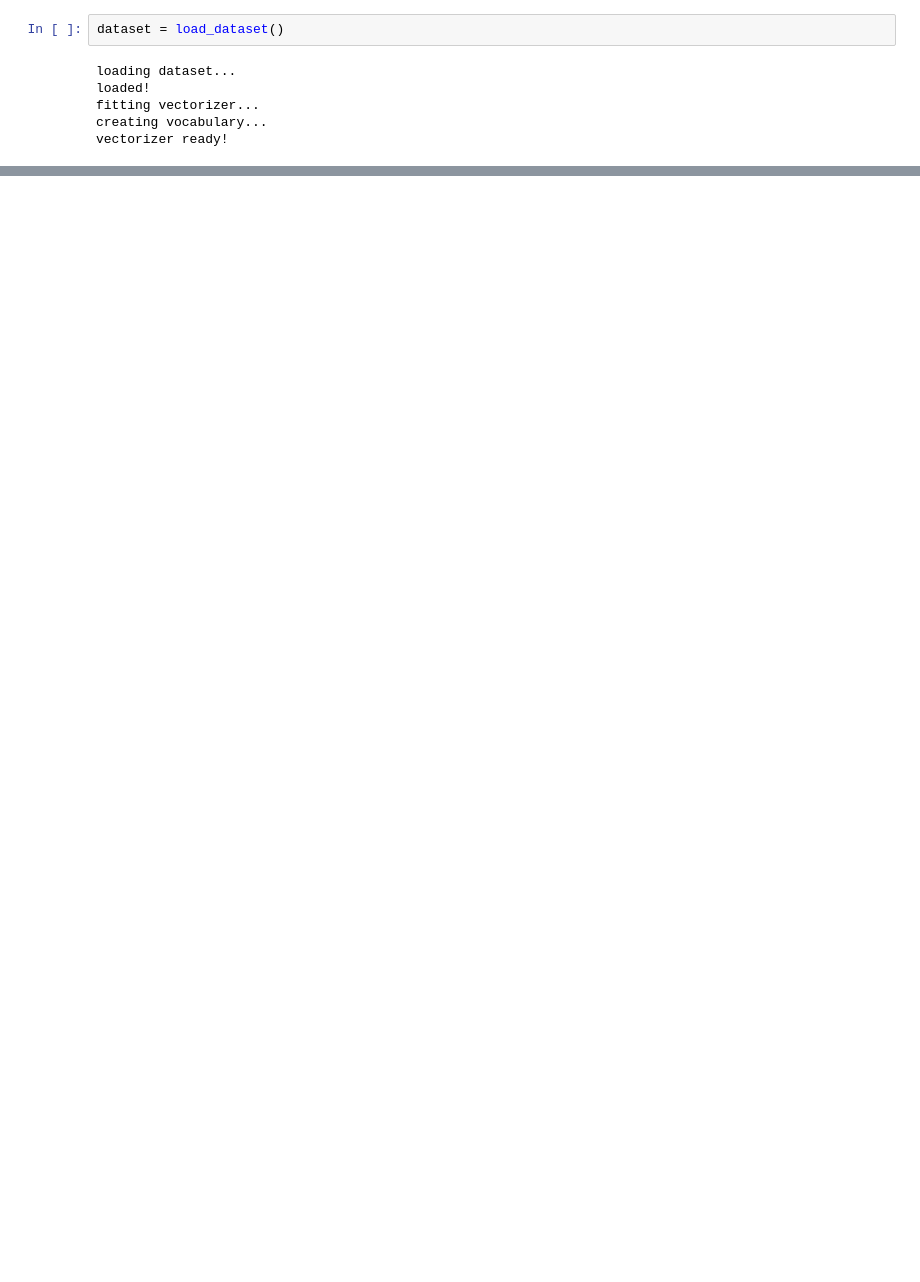
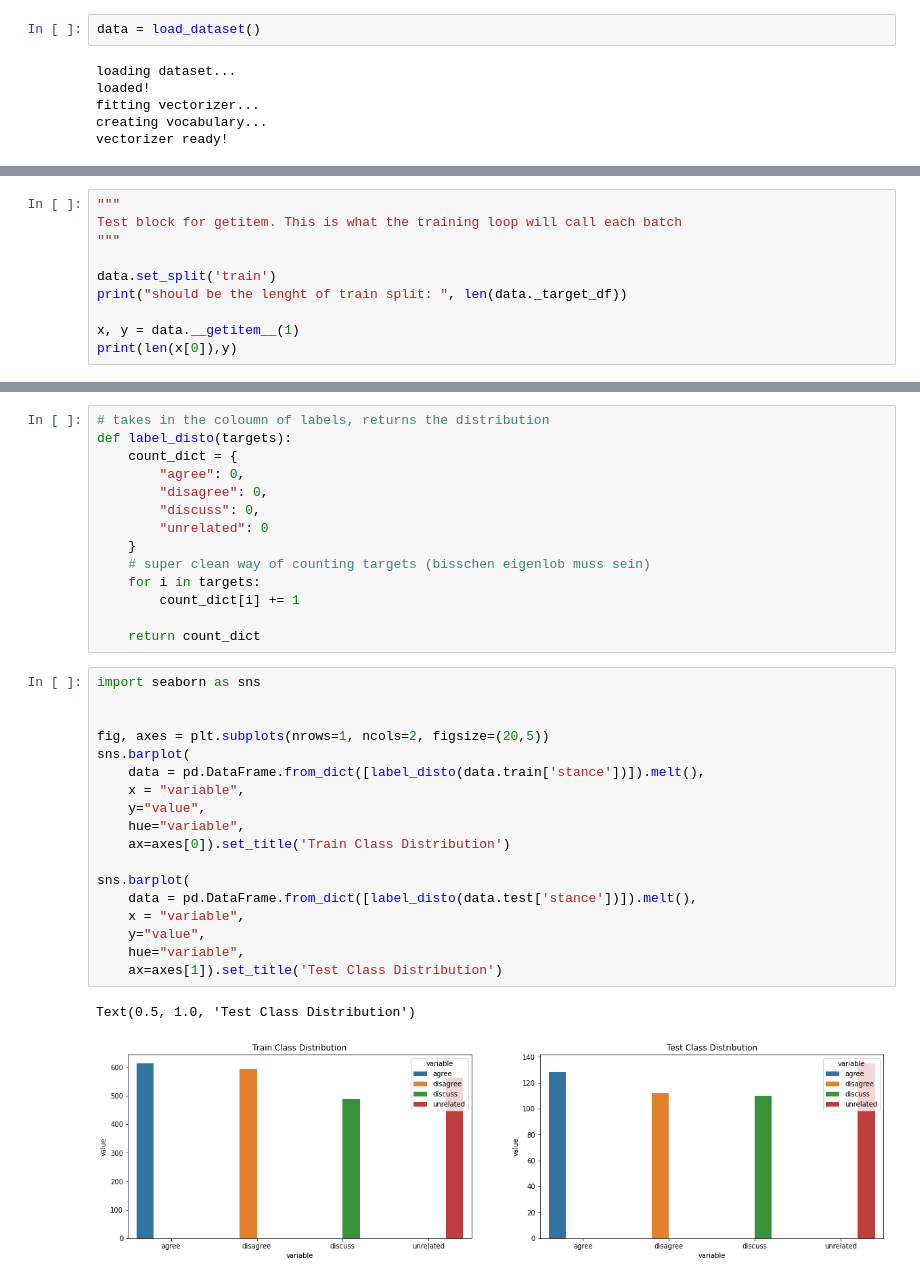
Before and after one commit to unreally-ai/notebooks, a Jupyter notebook: Step2-MLP/custom_dataloader.ipynb, the cells around one changed output, grey strips where cells are left out. Drawn from its saved outputs; the diff is of its cells as text; blank space fills up the shorter version.

```diff
--- a/Step2-MLP/custom_dataloader.ipynb
+++ b/Step2-MLP/custom_dataloader.ipynb
@@ -180,7 +205,7 @@ def load_dataset():
     dataset = StanceDataset(df)
     return dataset
 # %%
-dataset = load_dataset()
+data = load_dataset()
 # %% [output]
 loading dataset...
 loaded!
@@ -200,0 +215,10 @@ tensor([[0., 0., 0.,  ..., 0., 0., 0.]], dtype=torch.float64)
+# %%
+"""
+Test block for getitem. This is what the training loop will call each batch
+"""
+
+data.set_split('train')
+print("should be the lenght of train split: ", len(data._target_df))
+
+x, y = data.__getitem__(1)
+print(len(x[0]),y)
@@ -200,0 +231,35 @@ tensor([[0., 0., 0.,  ..., 0., 0., 0.]], dtype=torch.float64)
+# %%
+# takes in the coloumn of labels, returns the distribution
+def label_disto(targets):
+    count_dict = {
+        "agree": 0,
+        "disagree": 0,
+        "discuss": 0,
+        "unrelated": 0
+    }
+    # super clean way of counting targets (bisschen eigenlob muss sein)
+    for i in targets:
+        count_dict[i] += 1
+
+    return count_dict
+# %%
+import seaborn as sns
+
+
+fig, axes = plt.subplots(nrows=1, ncols=2, figsize=(20,5))
+sns.barplot(
+    data = pd.DataFrame.from_dict([label_disto(data.train['stance'])]).melt(),
+    x = "variable",
+    y="value",
+    hue="variable",
+    ax=axes[0]).set_title('Train Class Distribution')
+
+sns.barplot(
+    data = pd.DataFrame.from_dict([label_disto(data.test['stance'])]).melt(),
+    x = "variable",
+    y="value",
+    hue="variable",
+    ax=axes[1]).set_title('Test Class Distribution')
+# %% [output]
+Text(0.5, 1.0, 'Test Class Distribution')
+[figure, added]
```
Also changed, not shown: parts of 20 cells of this notebook.
